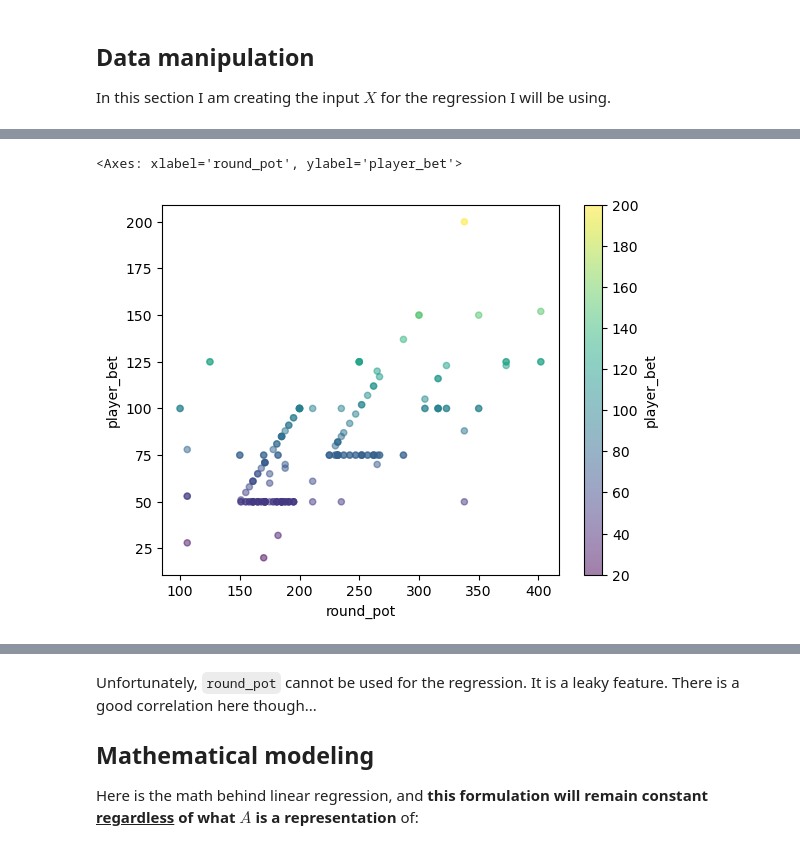
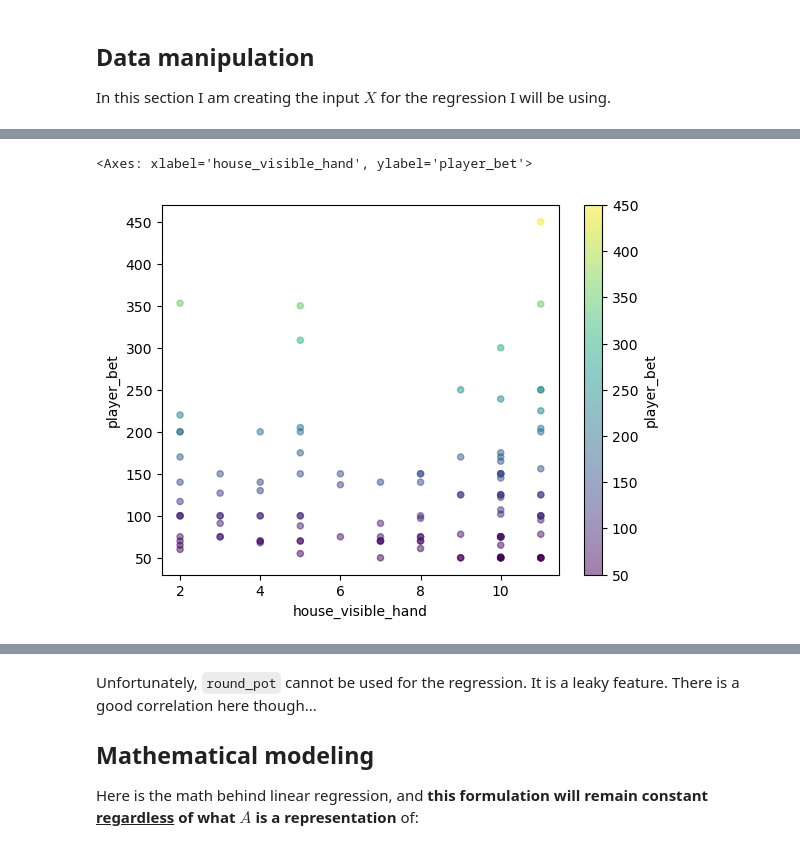
Before and after one commit to jcstrydom/black-jack, a Jupyter notebook: notebooks/regression_modeling.ipynb, the cells around one changed output, grey strips where cells are left out. Drawn from its saved outputs; the diff is of its cells as text; code cells hidden in the pictures.

```diff
--- a/notebooks/regression_modeling.ipynb
+++ b/notebooks/regression_modeling.ipynb
@@ -63,8 +82,8 @@ bet_df.sort_values(['game_ID','roundNumber']).head(5)
 # %%
-bet_df.plot.scatter(y='player_bet', x='round_pot', c='player_bet', colormap='viridis', alpha=0.5)
+bet_df.plot.scatter(y='player_bet', x='house_visible_hand', c='player_bet', colormap='viridis', alpha=0.5)
 # %% [output]
-<Axes: xlabel='round_pot', ylabel='player_bet'>
+<Axes: xlabel='house_visible_hand', ylabel='player_bet'>
-[figure, old version]
+[figure, new version]
 # %%
 bet_df[['player_bet','round_pot','player_hand','house_visible_hand']].corr()
 # %% [output]
```
Also changed, not shown: parts of 30 cells of this notebook.
